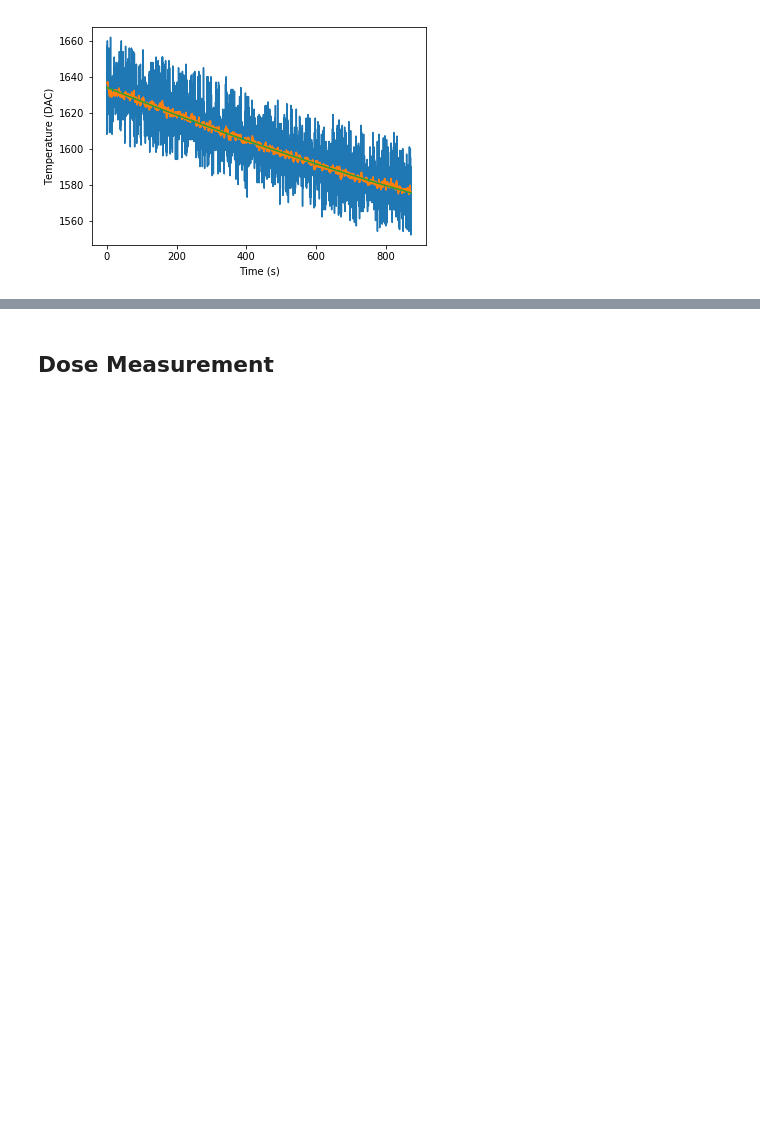
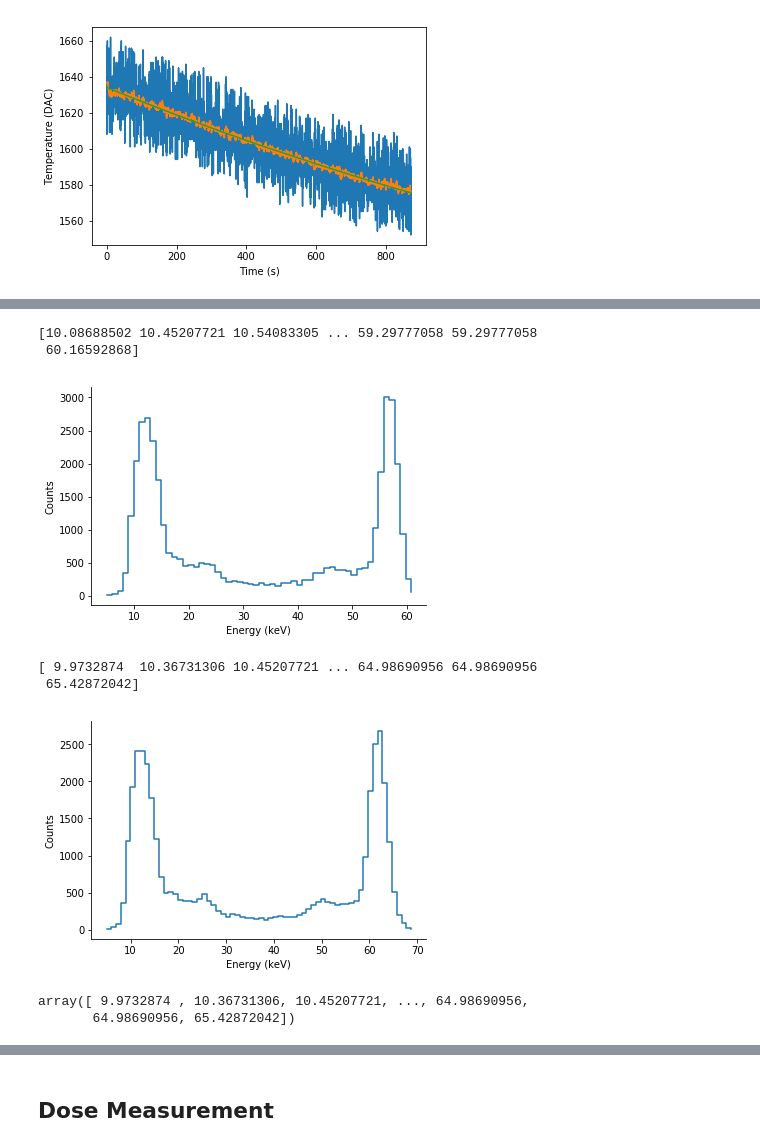
Before and after one commit to dosepix/dpx_control, a Jupyter notebook: dpx_func_python/temperature_fix.ipynb, the cells around one changed output, grey strips where cells are left out. Drawn from its saved outputs; the diff is of its cells as text; code cells hidden in the pictures; blank space fills up the shorter version.

```diff
--- a/dpx_func_python/temperature_fix.ipynb
+++ b/dpx_func_python/temperature_fix.ipynb
@@ -419,11 +436,11 @@ def dataToHist(data, discardPixel=[]):
         if len(d) == 0 or len(set(d)) == 1:
             hist, bins = None, None
         else:
-            # try:
-            hist, bins = np.histogram(d, bins=int(max(d) - min(d)))
-            # except:
-            #    hist, bins = None, None
-            #    pass
+            try:
+                hist, bins = np.histogram(d, bins=int(max(d) - min(d)))
+            except:
+                hist, bins = None, None
+                pass
         histDict['bins'].append(bins), histDict['hist'].append(hist)
 
     return histDict
@@ -503,13 +513,22 @@ for idx in idxRange:
 # %%
 reload(tte)
 discardPixel = [] # [28, 29, 30, 106, 199, 243]
 
 histDict = dataToHist(np.asarray(data_temp_corr), discardPixel=discardPixel)
 tte.getToTtoEnergy(histDict, paramsDict, use_hist=True, plot=False)
 
-data = np.asarray(0.88*np.asarray(totDict['Slot1'])).T
+data = np.asarray(np.asarray(totDict['Slot1'])).T # * 0.88
 histDict = dataToHist(data, discardPixel=discardPixel)
 tte.getToTtoEnergy(histDict, paramsDict, use_hist=True, plot=False)
+# %% [output]
+[10.08688502 10.45207721 10.54083305 ... 59.29777058 59.29777058
+ 60.16592868]
+[figure, added]
+[ 9.9732874  10.36731306 10.45207721 ... 64.98690956 64.98690956
+ 65.42872042]
+[figure, added]
+array([ 9.9732874 , 10.36731306, 10.45207721, ..., 64.98690956,
+       64.98690956, 65.42872042])
 # %%
 reload(tte)
 discardPixel = [] # [30, 106, 199, 243]
```
Also changed, not shown: parts of 27 cells of this notebook, 8 other files.
